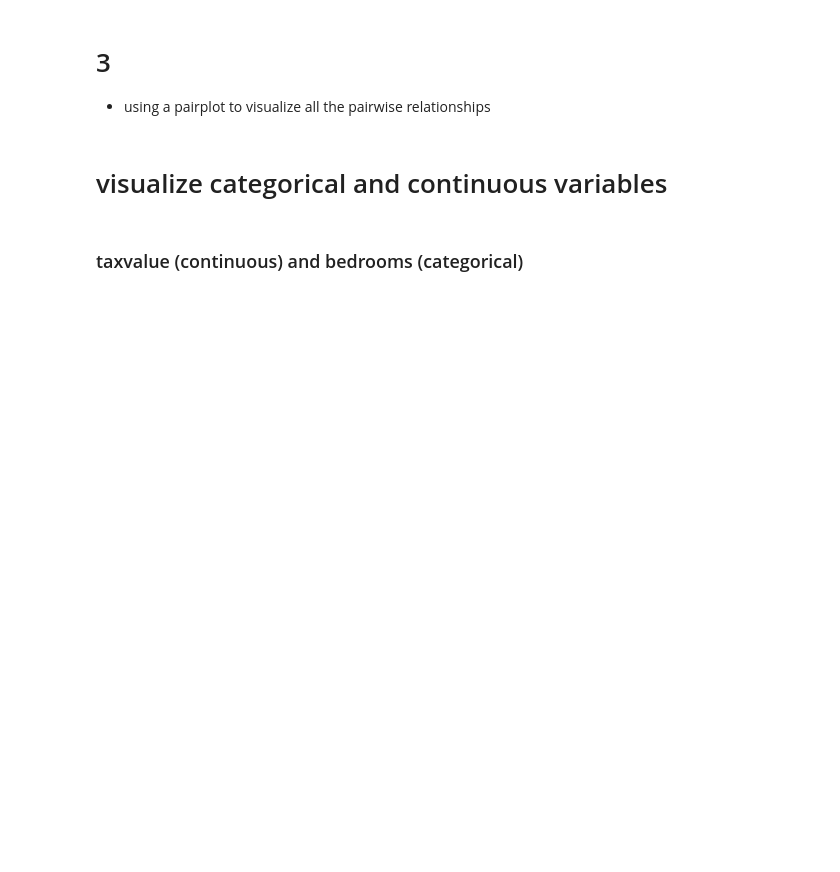
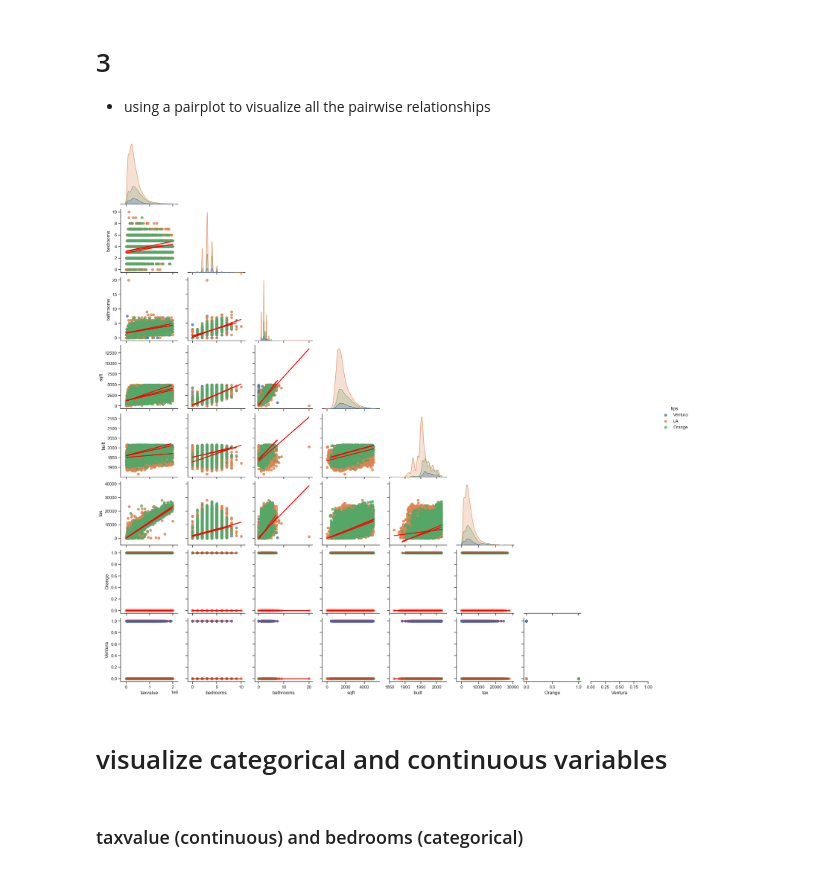
Before and after one commit to Andrew-Casey/regression_exercises1, a Jupyter notebook: explore.ipynb, the cells around one changed output. Cells and saved outputs as stored; diff of their text form; code cells hidden in the pictures; blank space fills up the shorter version.

```diff
--- a/explore.ipynb
+++ b/explore.ipynb
@@ -70,7 +70,9 @@ train
 # 3
 - using a pairplot to visualize all the pairwise relationships
 # %%
-e.plot_variable_pairs(train.sample(120_000))
+e.plot_variable_pairs(train.sample(100_000))
+# %% [output]
+[figure, added]
 # %% [markdown]
 # visualize categorical and continuous variables
 # %%
```
Also changed, not shown: parts of 27 cells of this notebook, 4 other files.
